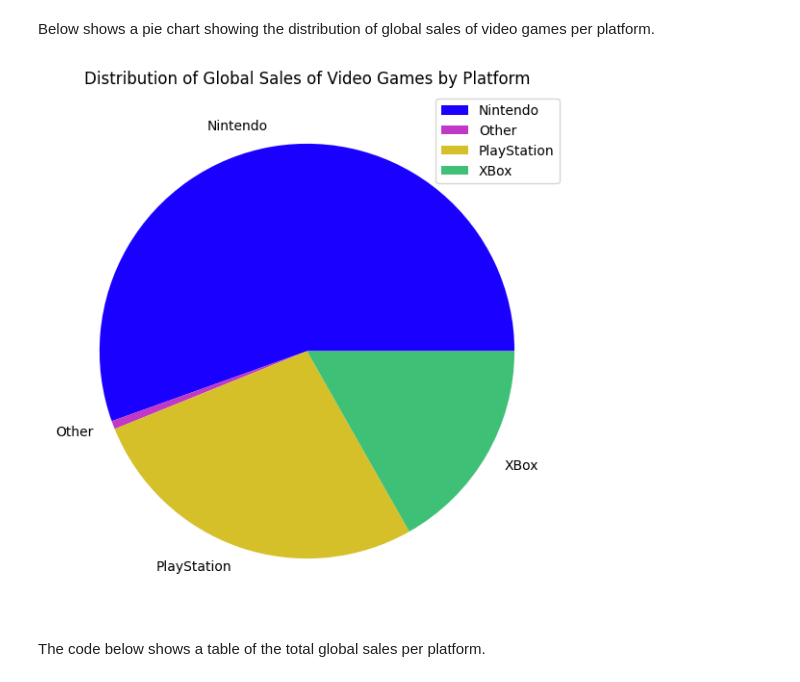
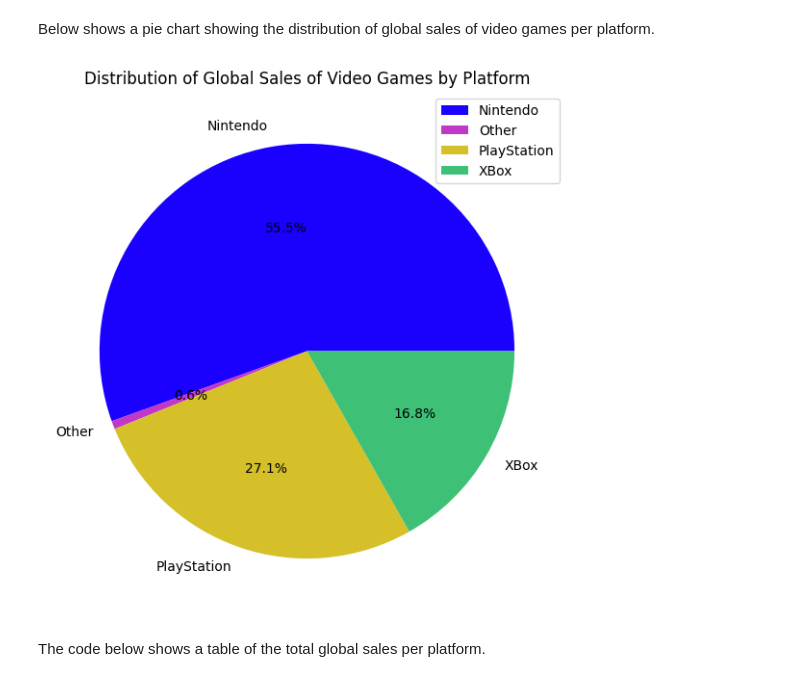
Before and after one commit to koalfred/videogamesales, a Jupyter notebook: Video Game Sales.ipynb, the cells around one changed output. Saved outputs shown, nothing was run; the diff lists cells and outputs as text; code cells hidden in the pictures.

```diff
--- a/Video Game Sales.ipynb
+++ b/Video Game Sales.ipynb
@@ -71,10 +81,10 @@ From 2002 to 2014, 2006 experienced the highest amount of total global sales (16
 Below shows a pie chart showing the distribution of global sales of video games per platform.
 # %%
 platform_colors = ['#1a00ff', '#c137c8', '#d5c02a', '#3fc077']
-pie_chart = sales.groupby('Platform').sum().plot(kind='pie', y='Global_Sales', title='Distribution of Global Sales of Video Games by Platform', colors=platform_colors, figsize=(7,7))
+pie_chart = sales.groupby('Platform').sum().plot(kind='pie', y='Global_Sales', title='Distribution of Global Sales of Video Games by Platform', colors=platform_colors, figsize=(7,7), autopct='%1.1f%%')
 pie_chart.yaxis.set_visible(False)
 # %% [output]
-[figure, old version]
+[figure, new version]
 # %% [markdown]
 The code below shows a table of the total global sales per platform.
 # %%
```
Also changed, not shown: parts of 18 cells of this notebook.
